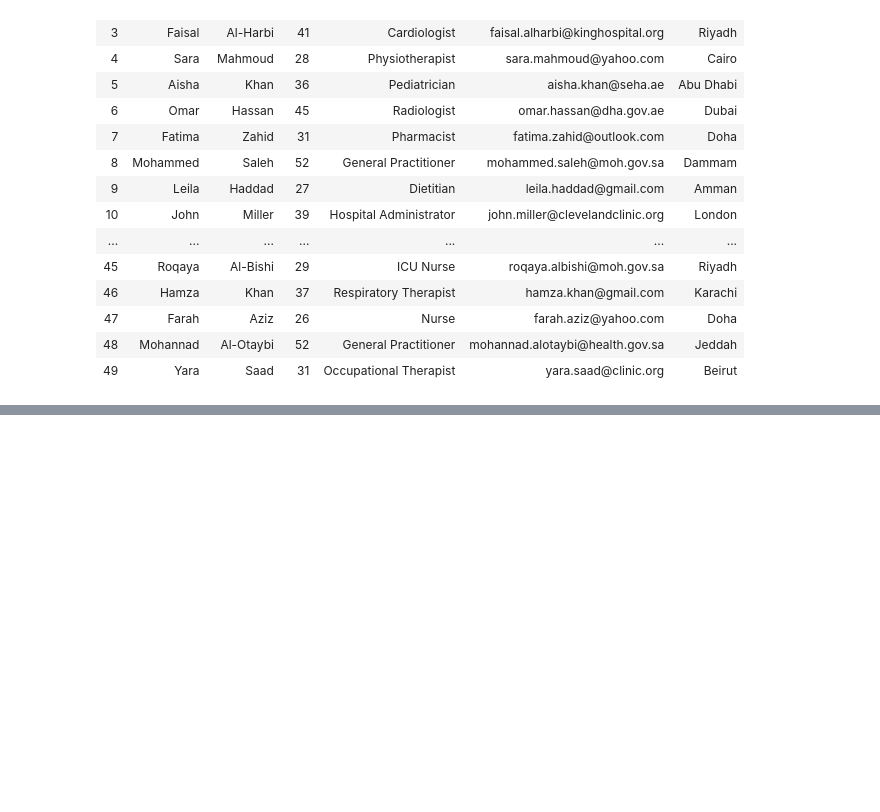
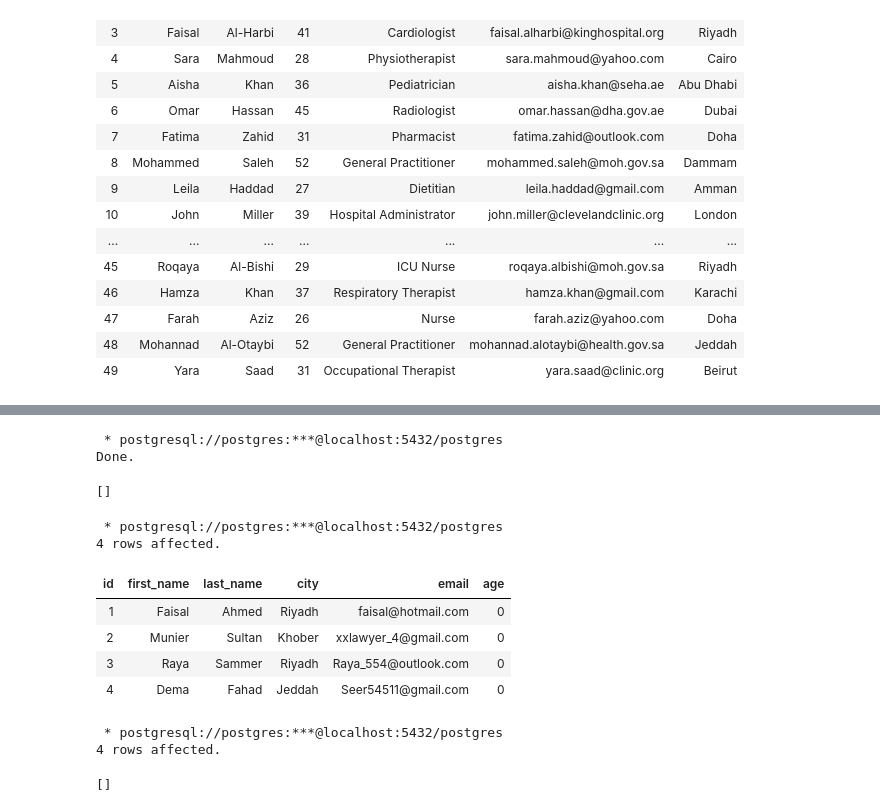
Before and after one commit to Yasir-4/data-science-practice, a Jupyter notebook: practice_2.ipynb, the cells around one changed output, grey strips where cells are left out. Saved outputs shown, nothing was run; the diff lists cells and outputs as text; code cells hidden in the pictures; blank space fills up the shorter version.

```diff
--- a/practice_2.ipynb
+++ b/practice_2.ipynb
@@ -1733,0 +1860,33 @@ SELECT * FROM hospital_employees
+# %%
+%%sql
+ALTER TABLE customers
+    ADD COLUMN age INT NOT NULL DEFAULT 0;
+# %% [output]
+ * postgresql://postgres:***@localhost:5432/postgres
+Done.
+[]
+# %%
+%%sql
+SELECT * FROM customers;
+# %% [output]
+ * postgresql://postgres:***@localhost:5432/postgres
+4 rows affected.
+| id | first_name | last_name | city | email | age |
+| 1 | Faisal | Ahmed | Riyadh | faisal@hotmail.com | 0 |
+| 2 | Munier | Sultan | Khober | xxlawyer_4@gmail.com | 0 |
+| 3 | Raya | Sammer | Riyadh | Raya_554@outlook.com | 0 |
+| 4 | Dema | Fahad | Jeddah | Seer54511@gmail.com | 0 |
+# %%
+%%sql
+UPDATE customers
+SET age = CASE
+    WHEN id=1 THEN 27
+    WHEN id=2 THEN 34
+    WHEN id=3 THEN 45
+    WHEN id=4 THEN 38
+END
+WHERE id IN (1,2,3,4)
+# %% [output]
+ * postgresql://postgres:***@localhost:5432/postgres
+4 rows affected.
+[]
```
Also changed, not shown: parts of 28 cells of this notebook.
